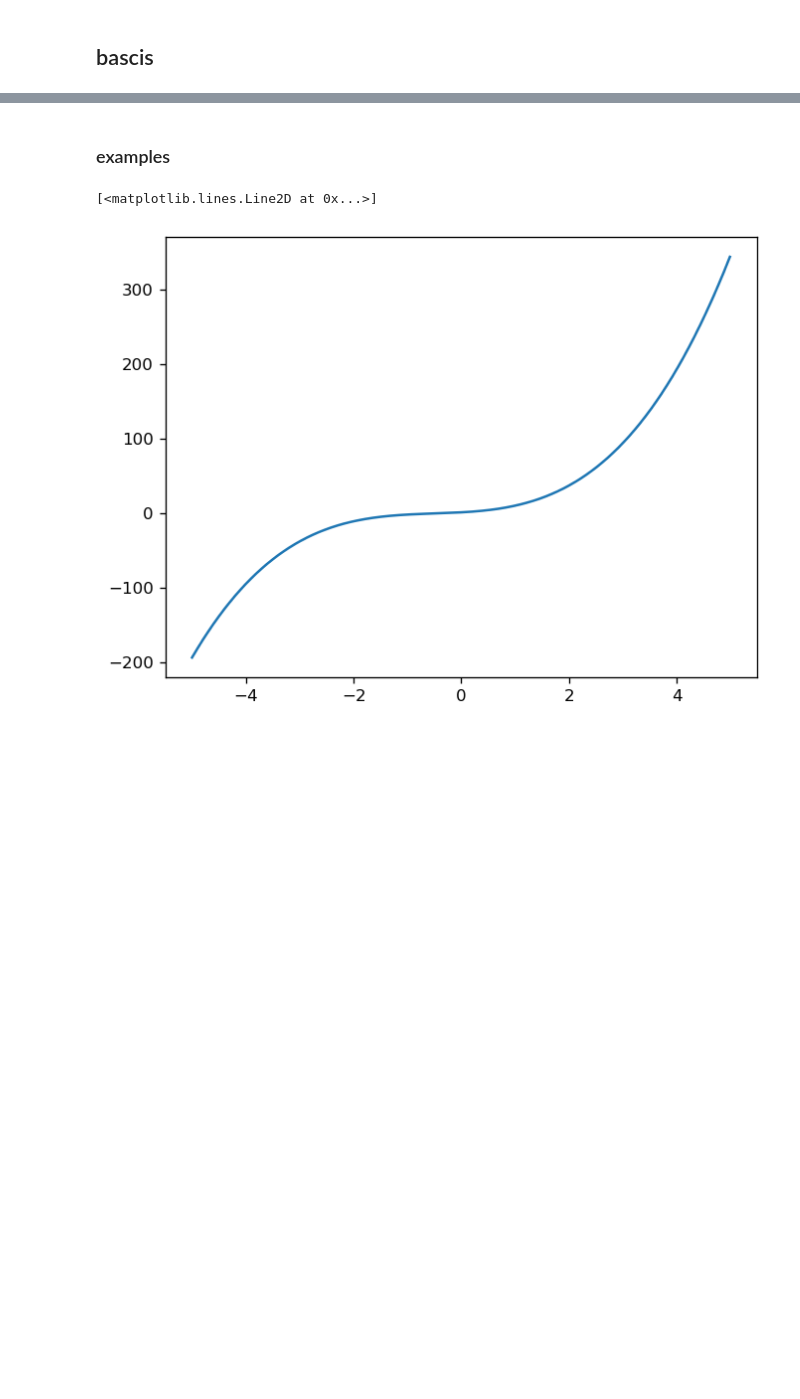
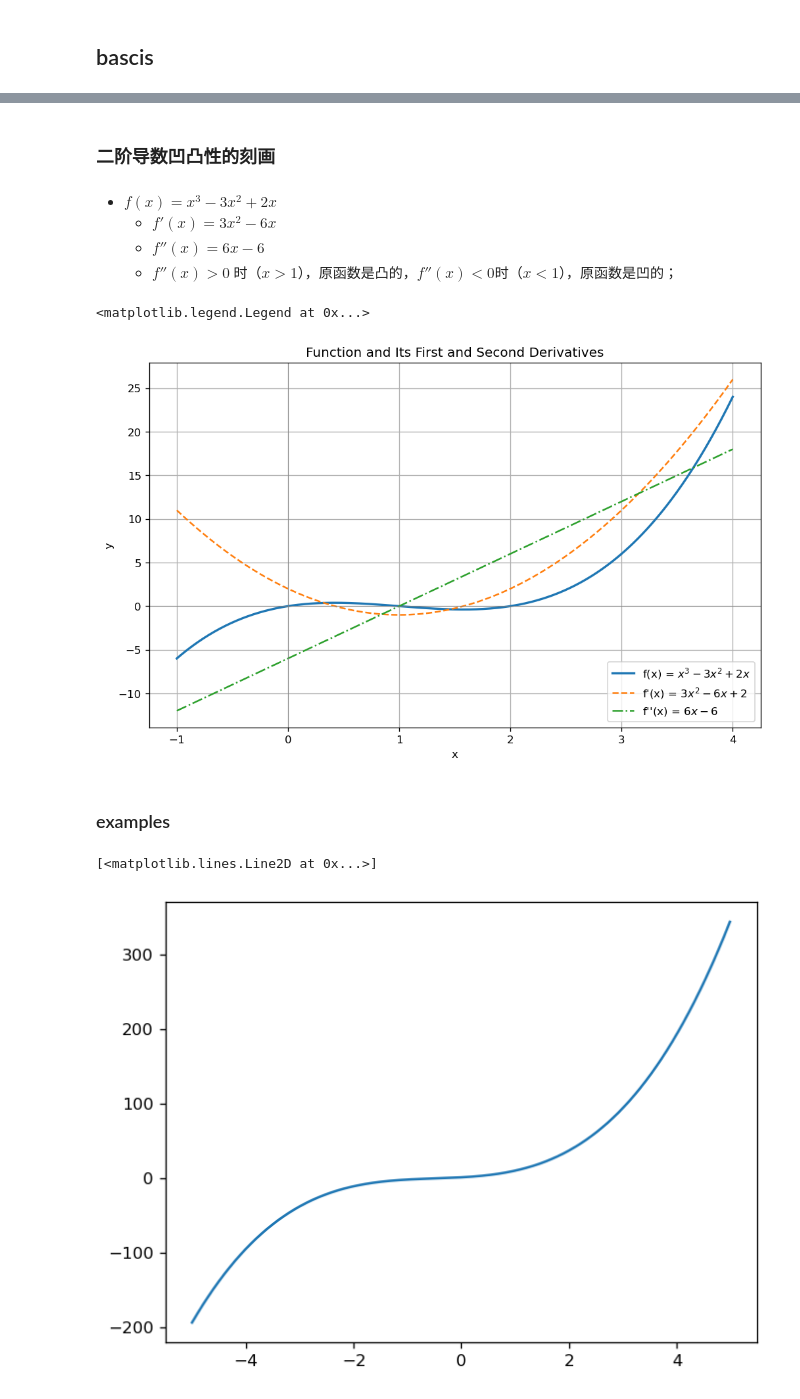
Before and after one commit to chunhuizhang/deeplearning_math, a Jupyter notebook: tutorials/calculus/泰勒展开.ipynb, the cells around one changed output, grey strips where cells are left out. Saved outputs shown, nothing was run; the diff lists cells and outputs as text; code cells hidden in the pictures; blank space fills up the shorter version.

```diff
--- a/tutorials/calculus/泰勒展开.ipynb
+++ b/tutorials/calculus/泰勒展开.ipynb
@@ -27,2 +48,30 @@
+# %% [markdown]
+### 二阶导数凹凸性的刻画
+# %% [markdown]
+- $f(x)=x^3-3x^2+2x$
+    - $f'(x)=3x^2-6x$
+    - $f''(x)=6x-6$
+    - $f''(x)\gt 0$ 时（$x\gt 1$），原函数是凸的，$f''(x)\lt 0$时（$x\lt 1$），原函数是凹的；
+# %%
+x = np.linspace(-1, 4, 400)
+f = x**3 - 3*x**2 + 2*x
+f_prime = 3*x**2 - 6*x + 2
+f_double_prime = 6*x - 6
+
+# Create the plot
+plt.figure(figsize=(10, 6))
+plt.plot(x, f, label='f(x) = $x^3 - 3x^2 + 2x$', linewidth=2)
+plt.plot(x, f_prime, label="f'(x) = $3x^2 - 6x + 2$", linestyle='--')
+plt.plot(x, f_double_prime, label="f''(x) = $6x - 6$", linestyle='-.')
+plt.title('Function and Its First and Second Derivatives')
+plt.xlabel('x')
+plt.ylabel('y')
+plt.axhline(0, color='gray', lw=0.5)
+plt.axvline(0, color='gray', lw=0.5)
+plt.grid(True)
+plt.legend()
+# %% [output]
+<matplotlib.legend.Legend at 0x...>
+[figure, added]
 # %% [markdown]
 ### examples
```
Also changed, not shown: parts of 7 cells of this notebook.
